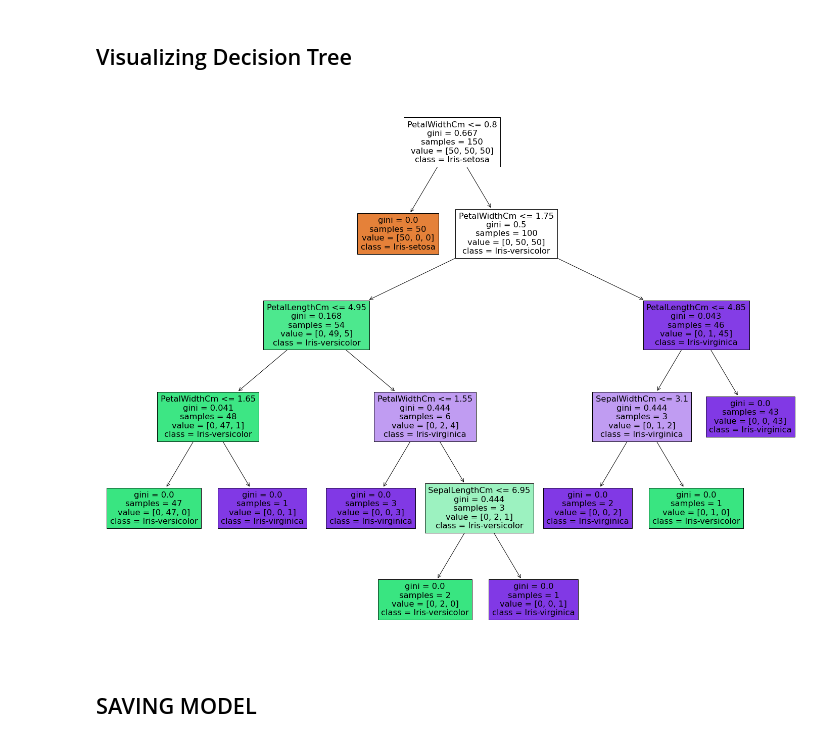
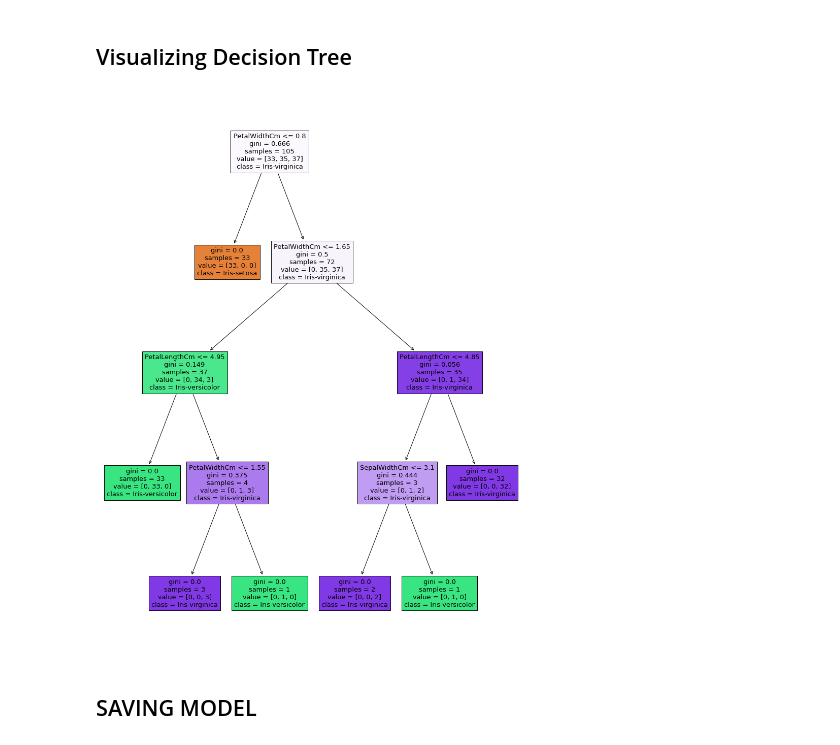
Before and after one commit to ShivWad/the-grip-foundation, a Jupyter notebook: Decision Tree/DecisionTree.ipynb, the cells around one changed output. Drawn from its saved outputs; the diff is of its cells as text; code cells hidden in the pictures.

```diff
--- a/Decision Tree/DecisionTree.ipynb
+++ b/Decision Tree/DecisionTree.ipynb
@@ -25,3 +25,6 @@ feature_names = X.columns
 feature_names
 # %% [output]
 Index(['SepalLengthCm', 'SepalWidthCm', 'PetalLengthCm', 'PetalWidthCm'], dtype='object')
+# %%
+from sklearn.model_selection import train_test_split
+X_train, X_test, y_train, y_test = train_test_split(X, y,test_size=0.3 ,random_state=2)
@@ -30,5 +41,3 @@ Index(['SepalLengthCm', 'SepalWidthCm', 'PetalLengthCm', 'PetalWidthCm'], dtype=
 # %%
 from sklearn.tree import DecisionTreeClassifier
 model = DecisionTreeClassifier()
-# %%
-model.fit(X,y)
@@ -41,0 +44,3 @@ DecisionTreeClassifier(ccp_alpha=0.0, class_weight=None, criterion='gini',
+# %%
+model.fit(X_train,y_train)
+y_pred = model.predict(X_test)
@@ -46,14 +69,14 @@ from sklearn.tree import plot_tree
 import matplotlib.pyplot as plt
 from sklearn import tree
 # %%
-fig = plt.figure(figsize=(25,20))
+fig = plt.figure(figsize=(15,20))
 graph = tree.plot_tree(model,
                    feature_names=feature_names,
                    class_names=class_names,
                    filled=True)
 plt.savefig('DecisionTreeGraph.png')
 # %% [output]
-[figure, old version]
+[figure, new version]
 # %% [markdown]
 ## SAVING MODEL
 # %%
```
Also changed, not shown: parts of 5 cells of this notebook, 2 other files.
